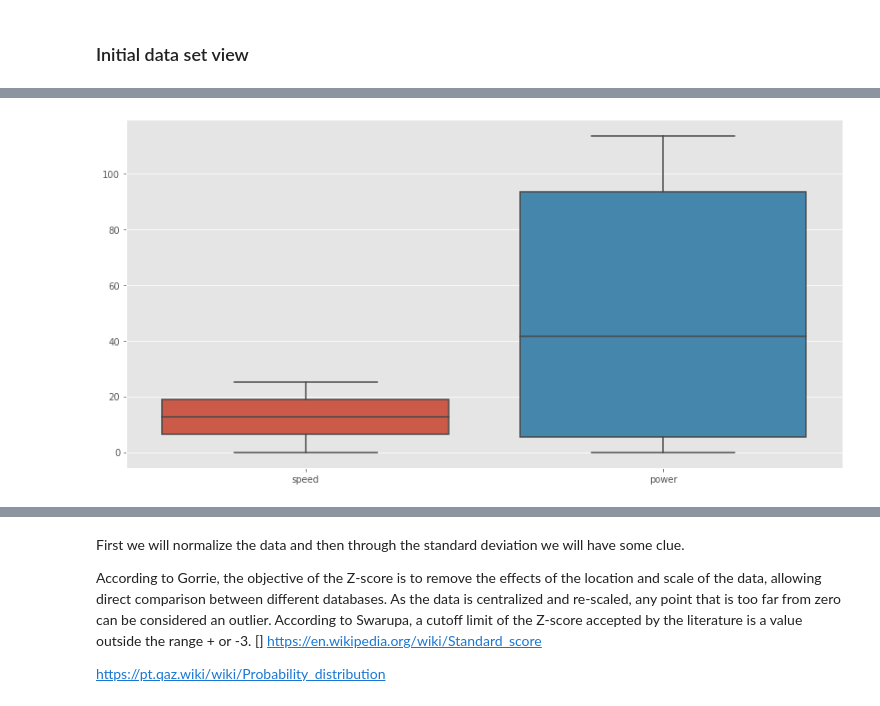
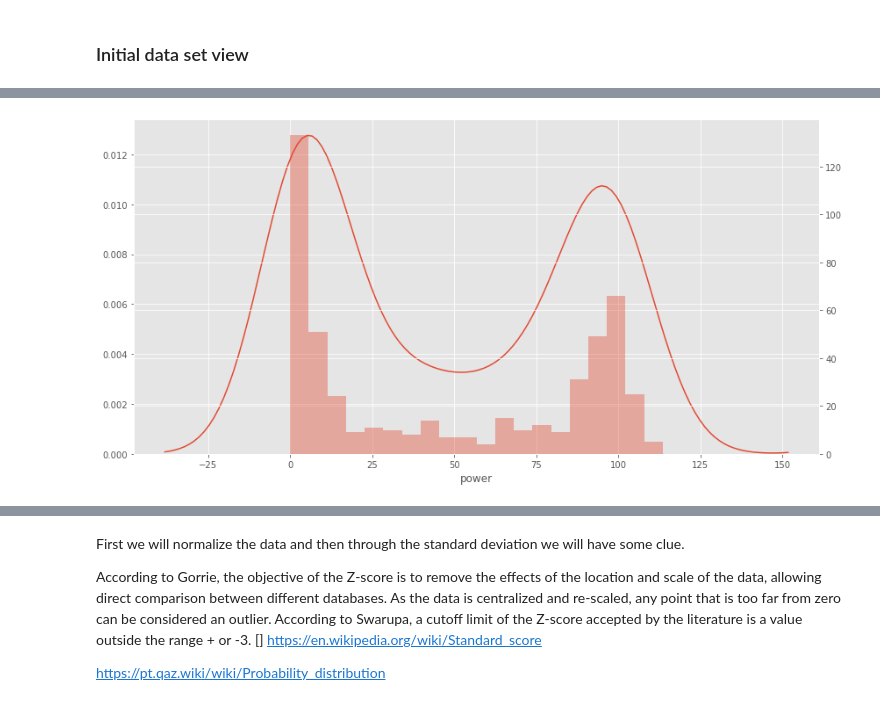
Before and after one commit to claudiamorazzoni/project_fda, a Jupyter notebook: Project - Fundamentals of Data Analysis.ipynb, the cells around one changed output, grey strips where cells are left out. Cells and saved outputs as stored; diff of their text form; code cells hidden in the pictures.

```diff
--- a/Project - Fundamentals of Data Analysis.ipynb
+++ b/Project - Fundamentals of Data Analysis.ipynb
@@ -94,4 +109,10 @@ plt.plot('speed', 'power', data=df)
-# %%
-sns.boxplot(data=df);
-# %% [output]
-[figure, removed]
+# %%
+fig, ax = plt.subplots(1, 1)
+sns.distplot(df["power"], ax=ax,
+                  kde=True, hist=False)
+bins = 20
+ax_copy = ax.twinx()
+g2 = sns.distplot(df["power"], ax=ax_copy, kde=False, hist=True,
+             bins=bins, norm_hist=False)
+# %% [output]
+[figure, added]
```
Also changed, not shown: parts of 39 cells of this notebook, 1 other file.
